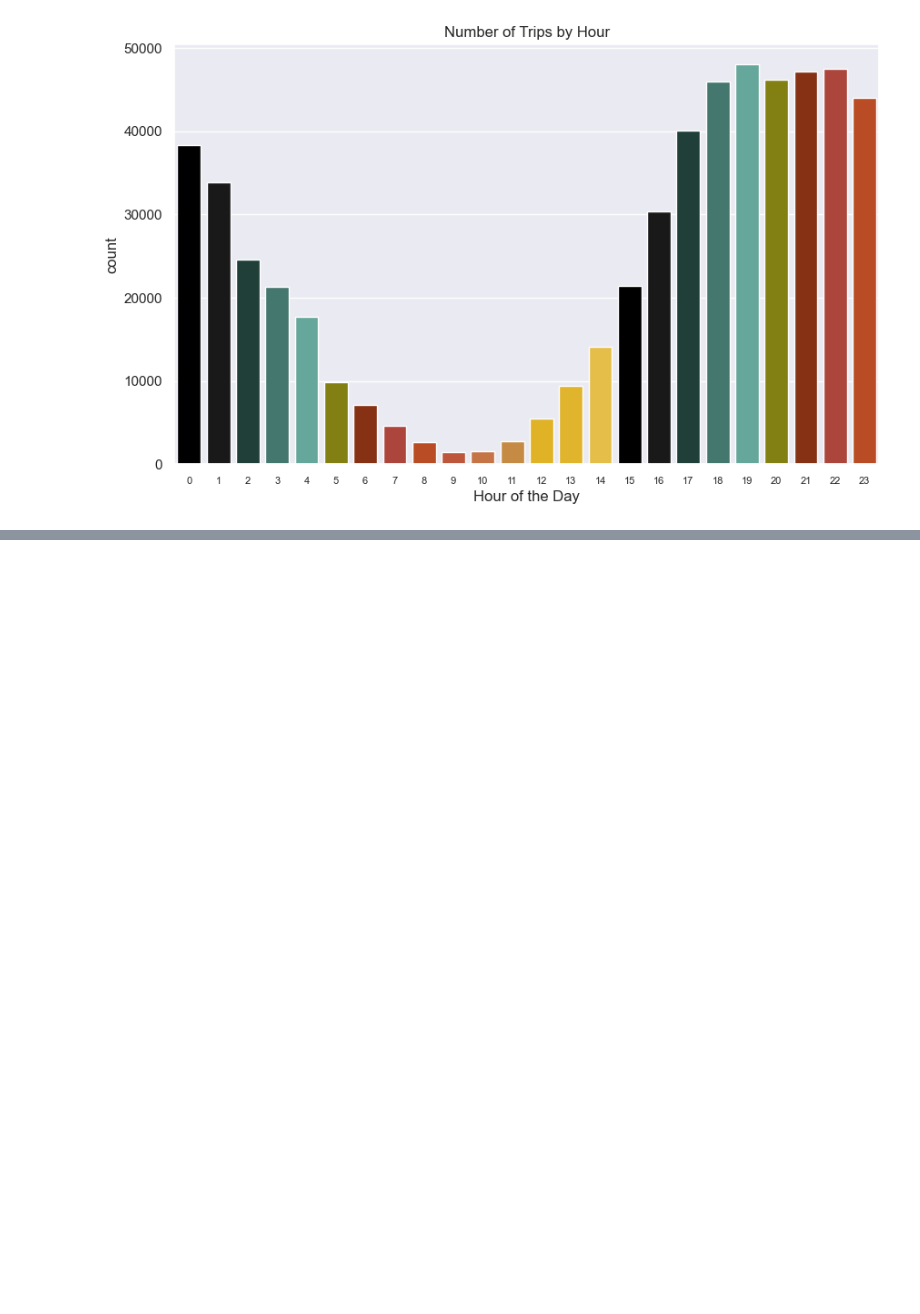
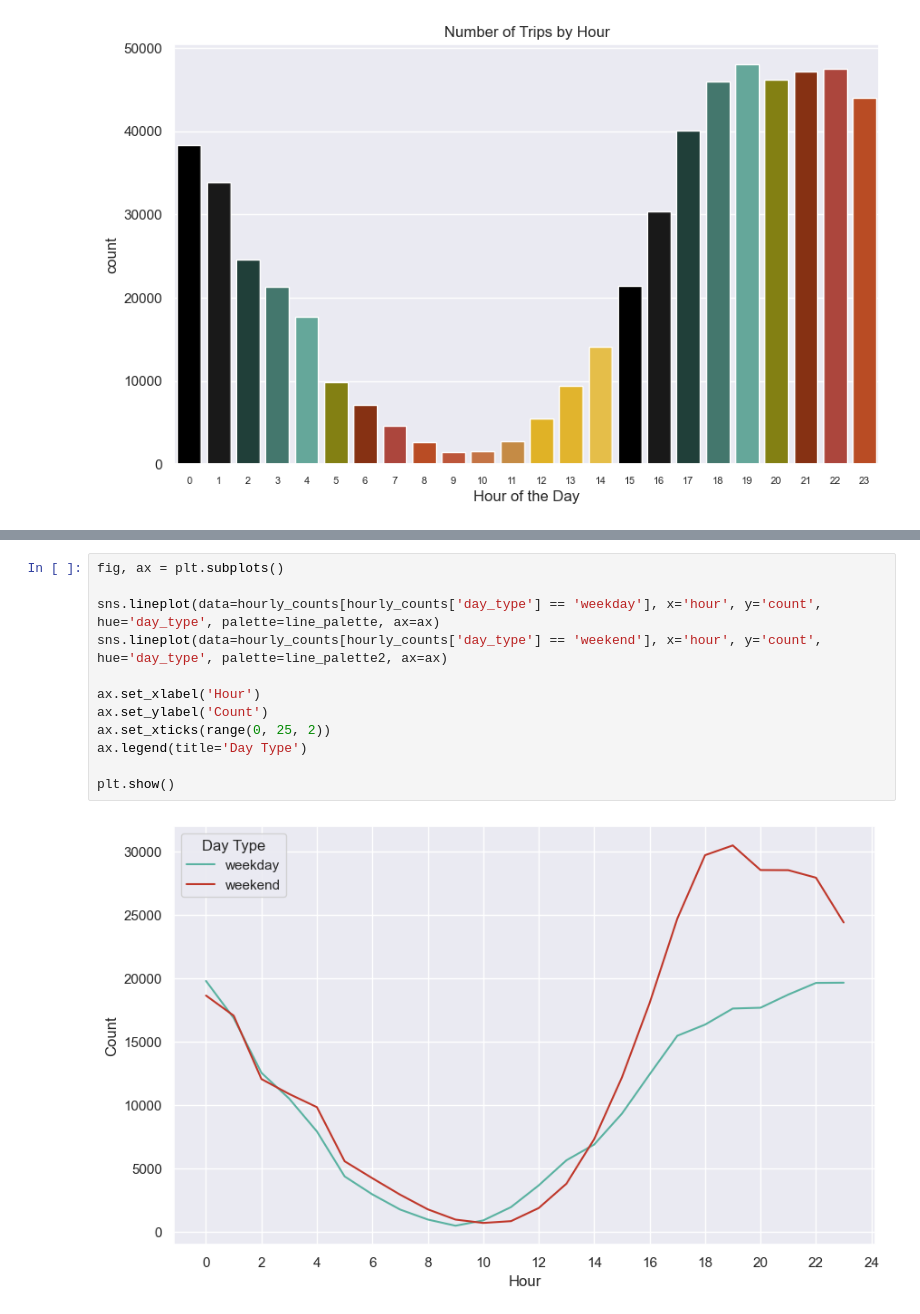
Before and after one commit to NSS-Data-Analytics-Cohort-8/scooter-partner1-yo_dawg_i_heard_you_liked_queries, a Jupyter notebook: notebooks/scooters.ipynb, the cells around one changed output, grey strips where cells are left out. Cells and saved outputs as stored; diff of their text form; blank space fills up the shorter version.

```diff
--- a/notebooks/scooters.ipynb
+++ b/notebooks/scooters.ipynb
@@ -1070,0 +1162,14 @@ plt.show()
+# %%
+fig, ax = plt.subplots()
+
+sns.lineplot(data=hourly_counts[hourly_counts['day_type'] == 'weekday'], x='hour', y='count', hue='day_type', palette=line_palette, ax=ax)
+sns.lineplot(data=hourly_counts[hourly_counts['day_type'] == 'weekend'], x='hour', y='count', hue='day_type', palette=line_palette2, ax=ax)
+
+ax.set_xlabel('Hour')
+ax.set_ylabel('Count')
+ax.set_xticks(range(0, 25, 2))
+ax.legend(title='Day Type')
+
+plt.show()
+# %% [output]
+[figure, added]
```
Also changed, not shown: parts of 5 cells of this notebook.
